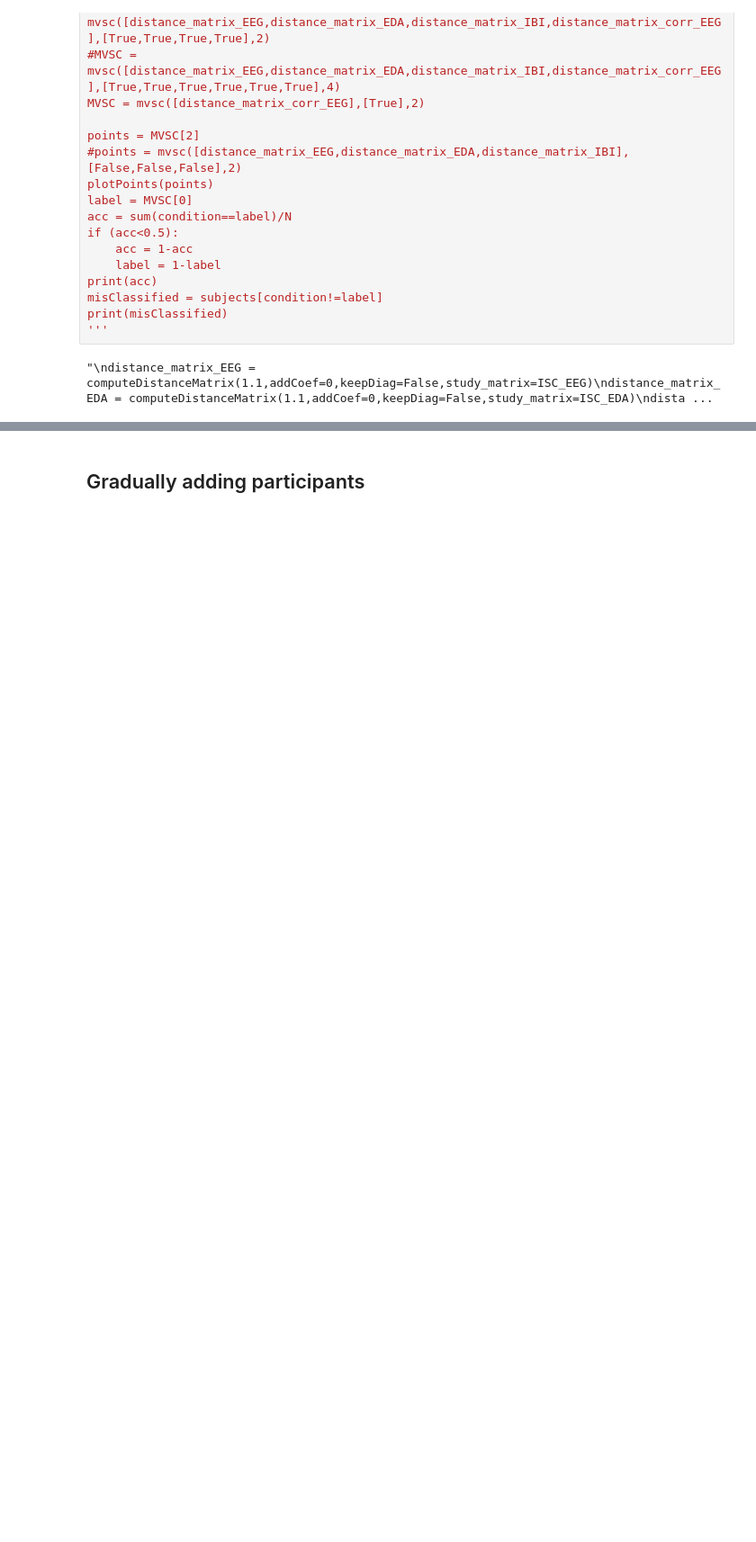
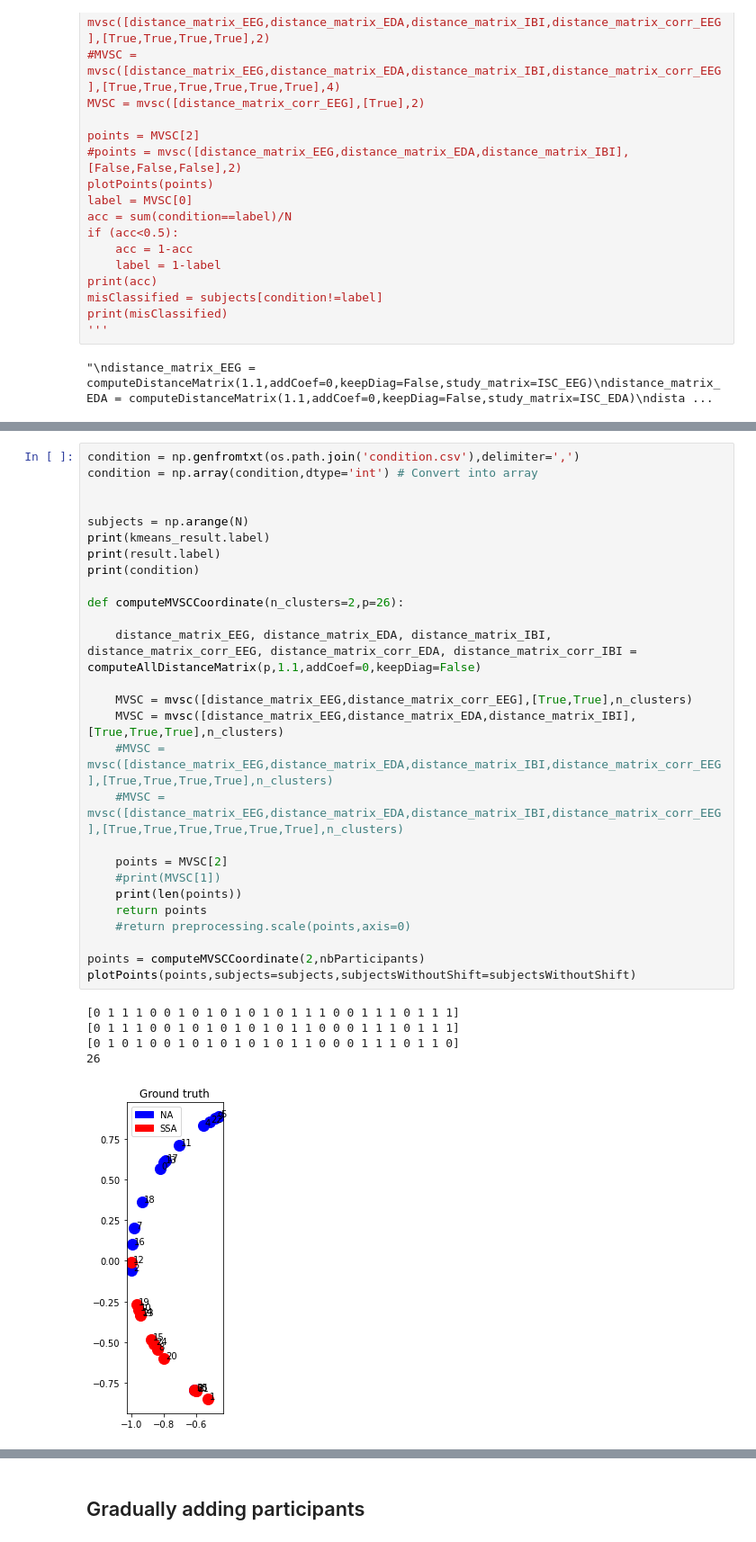
Before and after one commit to alexandremerasli/TFE, a Jupyter notebook: cluster_data.ipynb, the cells around one changed output, grey strips where cells are left out. Shown at 90% size. Saved outputs shown, nothing was run; the diff lists cells and outputs as text; blank space fills up the shorter version.

```diff
--- a/cluster_data.ipynb
+++ b/cluster_data.ipynb
@@ -2244,3 +2247,36 @@ plotPoints(points,subjects=subjects,subjectsWithoutShift=subjectsWithoutShift)
+# %%
+condition = np.genfromtxt(os.path.join('condition.csv'),delimiter=',')
+condition = np.array(condition,dtype='int') # Convert into array
+
+
+subjects = np.arange(N)
+print(kmeans_result.label)
+print(result.label)
+print(condition)
+
+def computeMVSCCoordinate(n_clusters=2,p=26):
+
+    distance_matrix_EEG, distance_matrix_EDA, distance_matrix_IBI, distance_matrix_corr_EEG, distance_matrix_corr_EDA, distance_matrix_corr_IBI = computeAllDistanceMatrix(p,1.1,addCoef=0,keepDiag=False)
+
+    MVSC = mvsc([distance_matrix_EEG,distance_matrix_corr_EEG],[True,True],n_clusters)
+    MVSC = mvsc([distance_matrix_EEG,distance_matrix_EDA,distance_matrix_IBI],[True,True,True],n_clusters)
+    #MVSC = mvsc([distance_matrix_EEG,distance_matrix_EDA,distance_matrix_IBI,distance_matrix_corr_EEG],[True,True,True,True],n_clusters)
+    #MVSC = mvsc([distance_matrix_EEG,distance_matrix_EDA,distance_matrix_IBI,distance_matrix_corr_EEG],[True,True,True,True,True,True],n_clusters)
+
+    points = MVSC[2]
+    #print(MVSC[1])
+    print(len(points))
+    return points
+    #return preprocessing.scale(points,axis=0)
+
+points = computeMVSCCoordinate(2,nbParticipants)
+plotPoints(points,subjects=subjects,subjectsWithoutShift=subjectsWithoutShift)
+# %% [output]
+[0 1 1 1 0 0 1 0 1 0 1 0 1 0 1 1 1 0 0 1 1 1 0 1 1 1]
+[0 1 1 1 0 0 1 0 1 0 1 0 1 0 1 1 0 0 0 1 1 1 0 1 1 1]
+[0 1 0 1 0 0 1 0 1 0 1 0 1 0 1 1 0 0 0 1 1 1 0 1 1 0]
+26
+[figure, added]
 # %%
 condition = np.genfromtxt(os.path.join('condition.csv'),delimiter=',')
 condition = np.array(condition,dtype='int') # Convert into array
```
Also changed, not shown: parts of 61 cells of this notebook.
